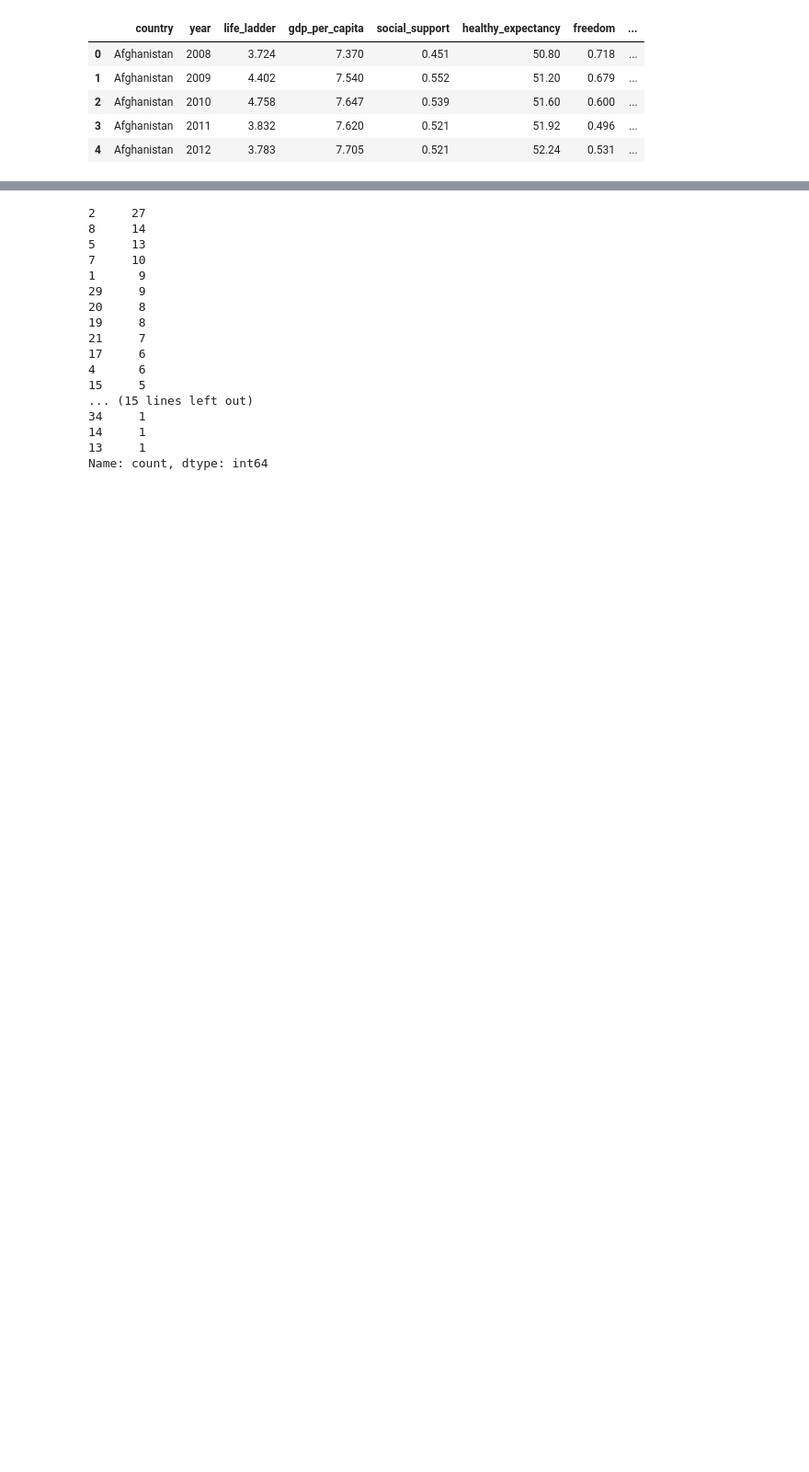
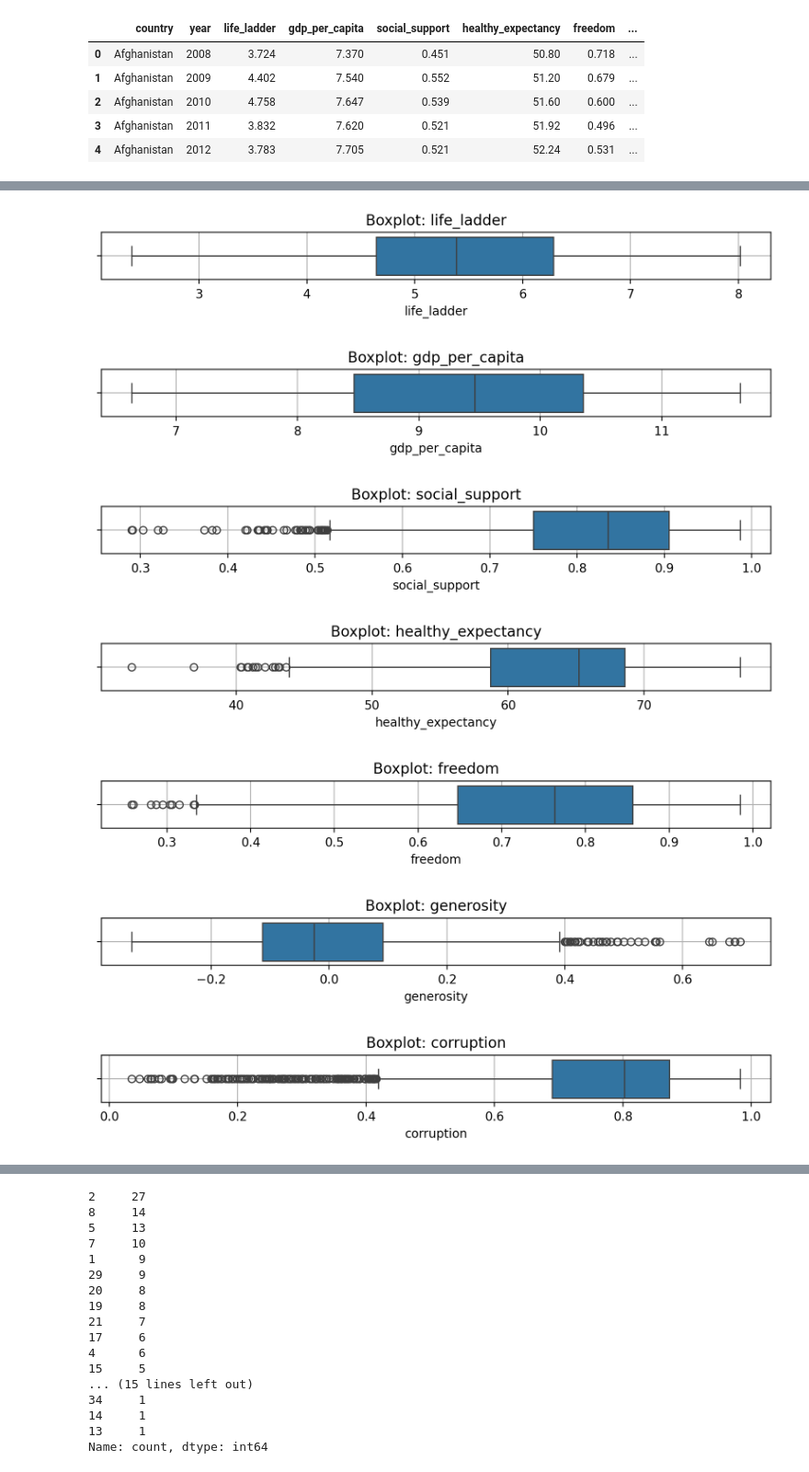
Before and after one commit to lukaszkortals/sad_proj, a Jupyter notebook: notebooks/01_wprowadzenie_i_czyszczenie.ipynb, the cells around one changed output, grey strips where cells are left out. Shown at 92% size. Drawn from its saved outputs; the diff is of its cells as text; code cells hidden in the pictures; blank space fills up the shorter version.

Commit message:
- outliery, wykresy, tabelka, opis - aktualizacja bazy - analiza minusowych generosity

```diff
--- a/notebooks/01_wprowadzenie_i_czyszczenie.ipynb
+++ b/notebooks/01_wprowadzenie_i_czyszczenie.ipynb
@@ -109,0 +137,48 @@ outlier_df
+# %%
+# Wybór kolumn numerycznych (bez 'year')
+numeric_cols = df.select_dtypes(include=[np.number]).drop(columns=['year'], errors='ignore').columns
+
+# Lista słowników z informacjami o outlierach
+outlier_summary = []
+
+for col in numeric_cols:
+    Q1 = df[col].quantile(0.25)
+    Q3 = df[col].quantile(0.75)
+    IQR = Q3 - Q1
+    lower = Q1 - 1.5 * IQR
+    upper = Q3 + 1.5 * IQR
+    outliers = df[(df[col] < lower) | (df[col] > upper)]
+    outlier_summary.append({
+        'column': col,
+        'outlier_count': outliers.shape[0],
+        'total_rows': df[col].count(),
+        'percent_outliers': round(100 * outliers.shape[0] / df[col].count(), 2),
+        'min': df[col].min(),
+        'max': df[col].max(),
+        'mean': df[col].mean(),
+        'median': df[col].median(),
+        'iqr': IQR
+    })
+
+# Tworzenie podsumowania
+outlier_df = pd.DataFrame(outlier_summary).sort_values('percent_outliers', ascending=False)
+
+# Wyświetlenie tabeli
+# import ace_tools as tools; tools.display_dataframe_to_user(name="Podsumowanie wartości odstających", dataframe=outlier_df)
+
+# Zapisanie wykresów boxplotów dla kolumn
+for col in numeric_cols:
+    plt.figure(figsize=(8, 1.5))
+    sns.boxplot(x=df[col])
+    plt.title(f"Boxplot: {col}")
+    plt.grid(True)
+    plt.tight_layout()
+    plt.show()
+# %% [output]
+[figure, added]
+[figure, added]
+[figure, added]
+[figure, added]
+[figure, added]
+[figure, added]
+[figure, added]
```
Also changed, not shown: parts of 28 cells of this notebook, 1 other file.
